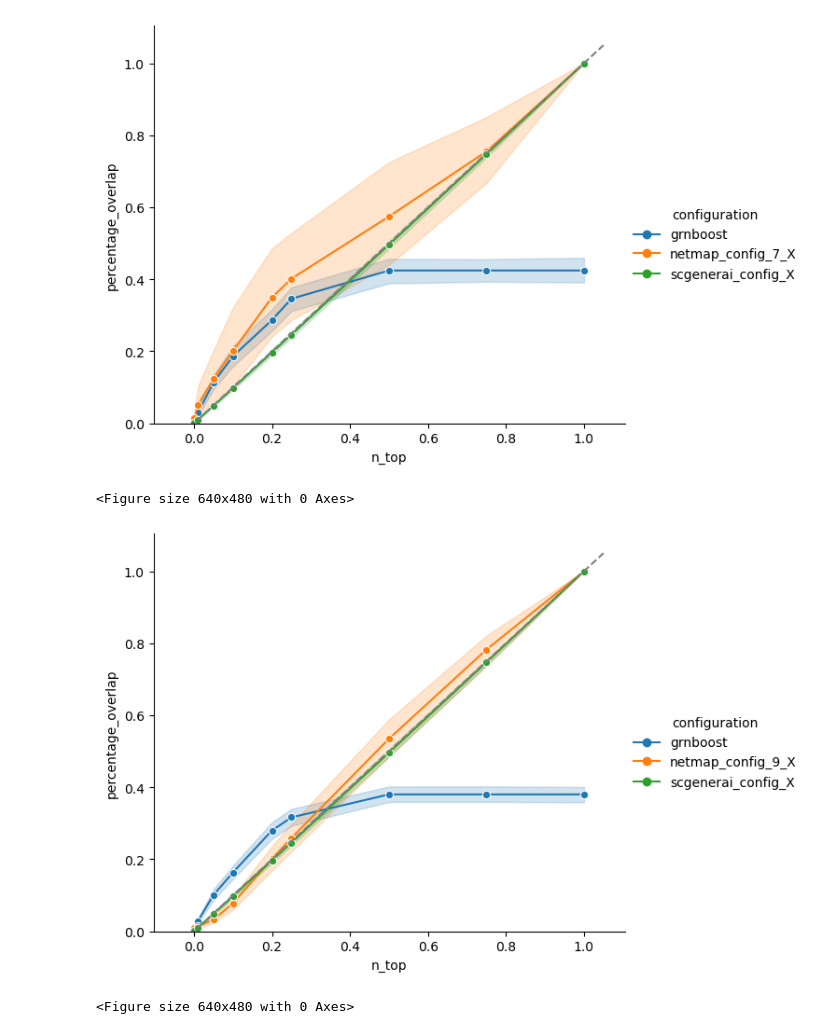
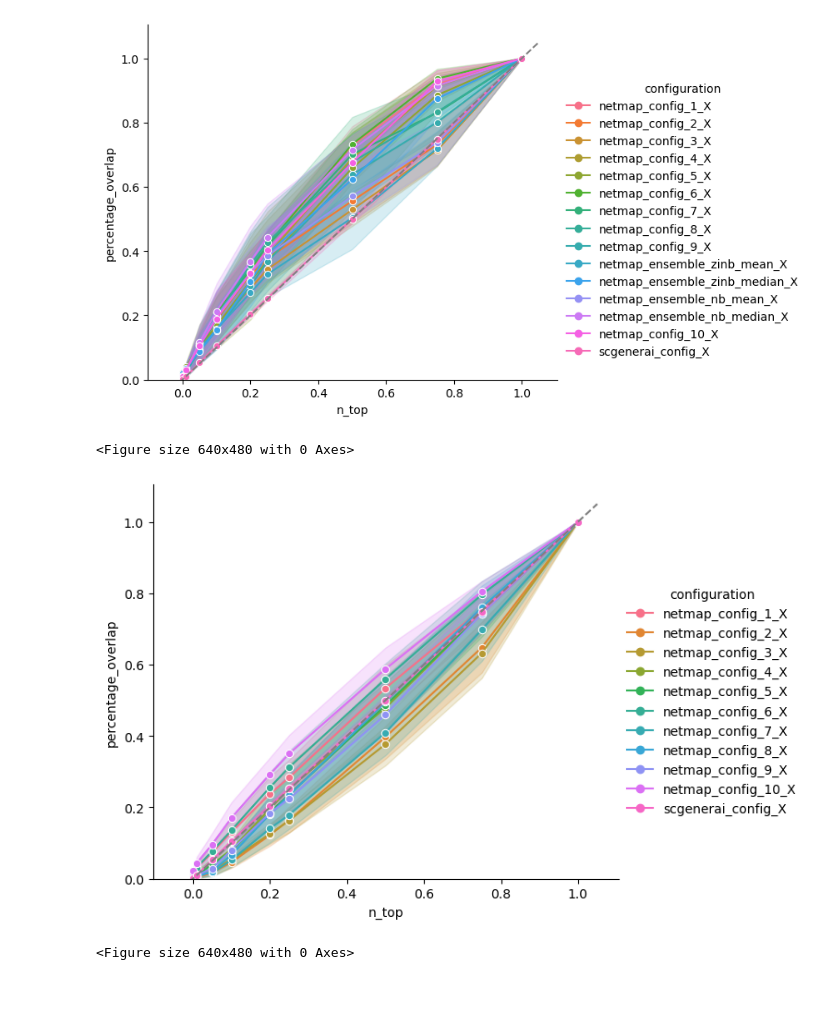
Before and after one commit to bionetslab/netmap-evaluation, a Jupyter notebook: src/evaluation/aggregated_results.ipynb, the cells around one changed output. Drawn from its saved outputs; the diff is of its cells as text; code cells hidden in the pictures; blank space fills up the shorter version.

```diff
--- a/src/evaluation/aggregated_results.ipynb
+++ b/src/evaluation/aggregated_results.ipynb
@@ -90,5 +93,5 @@ def read_all_results2(root_dir, select = ('overlaps_global_top_k_quantile_count.
 # %%
-all_overlaps = read_all_results('/data_nfs/og86asub/netmap/netmap-evaluation/results/summaries/config_three/', select=('overlaps_global_top_k_tf.tsv'))
-grnb = read_all_results2('/data_nfs/og86asub/netmap/netmap-evaluation/results/summaries/config_three/', select=('overlaps_global_top_k.tsv'))
-scgenerai = read_all_results('/data_nfs/og86asub/netmap/netmap-evaluation/results/summaries/config_three/', select=('overlaps_global_top_k_averaged.tsv'))
+all_overlaps = read_all_results('/data_nfs/og86asub/netmap/netmap-evaluation/results/summaries/', select=('overlaps_global_top_k_tf.tsv'))
+#grnb = read_all_results2('/data_nfs/og86asub/netmap/netmap-evaluation/results/summaries/config_easy/', select=('overlaps_global_top_k.tsv'))
+scgenerai = read_all_results('/data_nfs/og86asub/netmap/netmap-evaluation/results/summaries/config_easy/', select=('overlaps_global_top_k_averaged.tsv'))
 # %% [output]
@@ -168,7 +177,7 @@ def process_results(all_overlaps):
 # %%
-grnb_sub = grnb.loc[grnb.type == 'on_target', :]
-grnb_sub = grnb_sub.loc[:,  ['n_top', 'percentage_overlap', 'configuration']]
+#grnb_sub = grnb.loc[grnb.type == 'on_target', :]
+#grnb_sub = grnb_sub.loc[:,  ['n_top', 'percentage_overlap', 'configuration']]
 
-all_overlaps_sub  = all_overlaps.loc[(all_overlaps.target == 'on_target') & (all_overlaps.net_type=='strict') & (all_overlaps.direction=='forward') & (all_overlaps.configuration != 'scgenerai_config_X'), ['n_top', 'percentage_overlap',  'configuration']]
-scgenerai_sub =scgenerai.loc[(scgenerai.target == 'on_target') & (scgenerai.net_type=='strict') & (scgenerai.direction=='forward'), ['n_top', 'percentage_overlap',  'configuration']]
-data = pd.concat([grnb_sub, all_overlaps_sub, scgenerai_sub], ignore_index=True)
+all_overlaps_sub  = all_overlaps.loc[(all_overlaps.target == 'on_target') & (all_overlaps.net_type=='strict') & (all_overlaps.direction=='forward') & (all_overlaps.configuration != 'scgenerai_config_X'), ['n_top', 'percentage_overlap',  'configuration', 'data_config']]
+scgenerai_sub =scgenerai.loc[(scgenerai.target == 'on_target') & (scgenerai.net_type=='strict') & (scgenerai.direction=='forward'), ['n_top', 'percentage_overlap',  'configuration', 'data_config']]
+data = pd.concat([ all_overlaps_sub, scgenerai_sub], ignore_index=True)
@@ -235,15 +272,15 @@ plt.show()
 # %%
-grnb_sub = grnb.loc[grnb.type == 'on_target', :]
-grnb_sub = grnb_sub.loc[:,  ['n_top', 'percentage_overlap', 'configuration']]
+#grnb_sub = grnb.loc[grnb.type == 'on_target', :]
+#grnb_sub = grnb_sub.loc[:,  ['n_top', 'percentage_overlap', 'configuration']]
 
 all_overlaps_sub  = all_overlaps.loc[(all_overlaps.target == 'on_target') & (all_overlaps.net_type=='unspecific') & (all_overlaps.direction=='forward') & (all_overlaps.configuration != 'scgenerai_config_X'), ['n_top', 'percentage_overlap',  'configuration']]
 scgenerai_sub =scgenerai.loc[(scgenerai.target == 'on_target') & (scgenerai.net_type=='strict') & (scgenerai.direction=='forward'), ['n_top', 'percentage_overlap',  'configuration']]
-data = pd.concat([grnb_sub, all_overlaps_sub, scgenerai_sub], ignore_index=True)
+data = pd.concat([ all_overlaps_sub, scgenerai_sub], ignore_index=True)
 
 
 # 3. Use sns.relplot with 'col' for faceting
 g = sns.relplot(
-    data=data[data.configuration.isin(['netmap_config_7_X', 'scgenerai_config_X', 'grnboost'])], # Use the filtered data
+    data=data, # Use the filtered data
     hue='configuration',
     x='n_top',
     y='percentage_overlap',
@@ -256,47 +293,47 @@ g = sns.relplot(
 for ax in g.axes.flat:
     # Get current x limits for this facet
     xlim = ax.get_xlim()
     # Define line coordinates
     x = np.linspace(xlim[0], xlim[1], 100)
     y = x  # slope = 1, intercept = 0
 
     # Plot the line
     ax.plot(x, y, color='gray', linestyle='--', linewidth=1.5, label='Random (y = x)')
 
     # Optionally adjust y-limits to show the full line
     ax.set_ylim(0, max(ax.get_ylim()[1], xlim[1]))
 
 # Add a shared legend
 handles, labels = g.axes[0,0].get_legend_handles_labels()
 if 'Random (y = x)' not in labels:
     handles.append(plt.Line2D([], [], color='gray', linestyle='--', label='Random (y = x)'))
     labels.append('Random (y = x)')
     g._legend.remove()
     g.fig.legend(handles, labels, loc='upper center', ncol=3)
 
 
 plt.show()
 # 4. Customizations
 g.figure.suptitle('On cluster edges by Facet Variable', y=1.03) # Main title for the entire figure
 g.set_axis_labels('#top edges', 'Percentage overlap') # Set axis labels for all facets
 g.set_titles(col_template="{col_name}") # Customize the title above each panel (optional)
 plt.tight_layout()
 plt.show()
 # %% [output]
-[figure, old version]
+[figure, new version]
 <Figure size 640x480 with 0 Axes>
 # %%
-grnb_sub = grnb.loc[grnb.type == 'off_target', :]
-grnb_sub = grnb_sub.loc[:,  ['n_top', 'percentage_overlap', 'configuration']]
+#grnb_sub = grnb.loc[grnb.type == 'off_target', :]
+#grnb_sub = grnb_sub.loc[:,  ['n_top', 'percentage_overlap', 'configuration']]
 
 all_overlaps_sub  = all_overlaps.loc[(all_overlaps.target == 'off_target') & (all_overlaps.net_type=='strict') & (all_overlaps.direction=='forward') & (all_overlaps.configuration != 'scgenerai_config_X'), ['n_top', 'percentage_overlap',  'configuration']]
 scgenerai_sub =scgenerai.loc[(scgenerai.target == 'on_target') & (scgenerai.net_type=='strict') & (scgenerai.direction=='forward'), ['n_top', 'percentage_overlap',  'configuration']]
-data = pd.concat([grnb_sub, all_overlaps_sub, scgenerai_sub], ignore_index=True)
+data = pd.concat([all_overlaps_sub, scgenerai_sub], ignore_index=True)
 
 
 # 3. Use sns.relplot with 'col' for faceting
 g = sns.relplot(
-    data=data[data.configuration.isin(['netmap_config_9_X', 'scgenerai_config_X', 'grnboost'])], # Use the filtered data
+    data=data, # Use the filtered data
     hue='configuration',
     x='n_top',
     y='percentage_overlap',
@@ -336,5 +373,5 @@ g.set_titles(col_template="{col_name}") # Customize the title above each panel (
 plt.tight_layout()
 plt.show()
 # %% [output]
-[figure, old version]
+[figure, new version]
 <Figure size 640x480 with 0 Axes>
```
Also changed, not shown: parts of 12 cells of this notebook, 6 other files.
